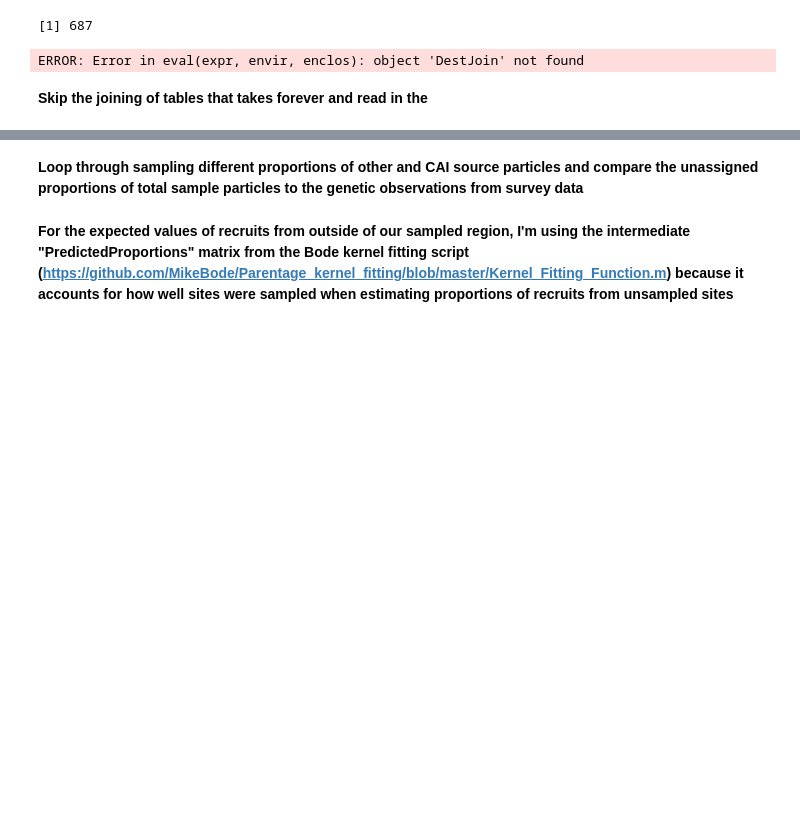
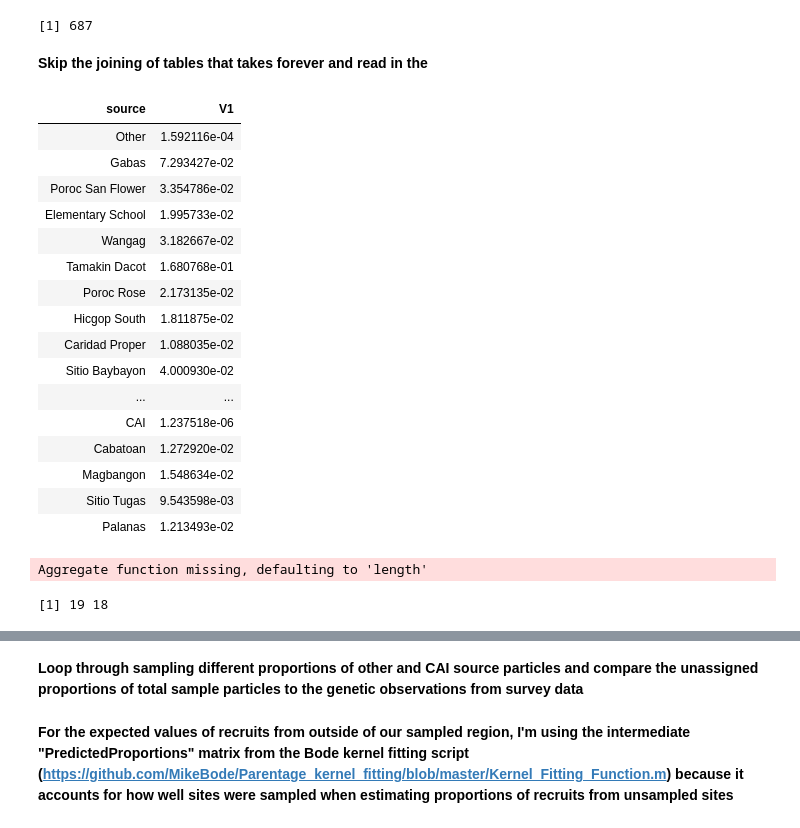
Before and after one commit to pinskylab/CamotesROMS, a Jupyter notebook: notebooks/optimize_ROMS_sampling.ipynb, the cells around one changed output, grey strips where cells are left out. Cells and saved outputs as stored; diff of their text form; code cells hidden in the pictures; blank space fills up the shorter version.

Commit message:
save progress working on likelihood function code

```diff
--- a/notebooks/optimize_ROMS_sampling.ipynb
+++ b/notebooks/optimize_ROMS_sampling.ipynb
@@ -103,36 +107,23 @@ total_release_days #should be 687
 # %% [output]
 [1] 687
 # %%
-##prep biophysical connectivity matrix
-##outside of the loop, trim this to only be the destinations we sampled
-#SourceJoin <- SurveyData[SimConn, on = .(site = source, year=year_sampled)]
-#setnames(SourceJoin, skip_absent=TRUE, c("site", "n_offs_gen", "prop_anem_samp", "total_anems", "num_females"), c("source", "source_num_rec_sampled_annual",  "source_prop_anem_samp", "source_total_anems", "source_num_females"))
-#DestJoin <- SurveyData[SourceJoin, on = .(site = dest, year)]
-#setnames(DestJoin, skip_absent=TRUE, c("site", "n_offs_gen", "prop_anem_samp", "total_anems", "num_females"), c("dest", "dest_num_rec_sampled_annual",  "dest_prop_samp", "dest_total_anems", "dest_num_females"))
+#prep biophysical connectivity matrix
+#outside of the loop, trim this to only be the destinations we sampled
+SourceJoin <- SurveyData[SimConn, on = .(site = source, year=year_sampled)]
+setnames(SourceJoin, skip_absent=TRUE, c("site", "n_offs_gen", "prop_anem_samp", "total_anems", "num_females"), c("source", "source_num_rec_sampled_annual",  "source_prop_anem_samp", "source_total_anems", "source_num_females"))
+DestJoin <- SurveyData[SourceJoin, on = .(site = dest, year)]
+setnames(DestJoin, skip_absent=TRUE, c("site", "n_offs_gen", "prop_anem_samp", "total_anems", "num_females"), c("dest", "dest_num_rec_sampled_annual",  "dest_prop_samp", "dest_total_anems", "dest_num_females"))
 
-#SimConn <- DestJoin[source %!in% unrealistic_sources & dest %!in% unrealistic_sources & year %in% c(2012, 2013, 2014)][#sand flats and Pangasugan are not realistic source or destination sites because there's almost no habitat. Safe to drop, but keep the rest of the possibilities so we can subsample iteratively all possibilities.
-#    , daily_particles_released := as.numeric(daily_particles_released)] #change from integer to numeric
-#SimConn <- ReleaseDays[SimConn, on=.(year_sampled=year, sim_monsoon)]#join in the info for number of release days in the time frame
-#SimConn <- kernels[Year %in% c("2012", "2013", "2014")][, year:=as.integer(Year)][,c("year", "NumParentageMatches")][SimConn, on=.(year=year_sampled)]#add in a column for the observed number of parentage matches
-##rename the monsoon column in the full table for consistency
-#setnames(SimConn, c("sim_monsoon", "NumParentageMatches"), c("monsoon", "num_route_parentage_matches")) #get rid of upper case and inconsistent naming
-#
-##each year will require a different set of survey data, so make a list of each and index by site for fast look up
-#SampledTable <- SurveyData[prop_anem_samp >0, c("year", "site")]#previously named PropSampTable
-#
-##make sure all sampled sites are represented when joining the survey data to the sampled simulation- this chunk has the tables to add to a subsampled particle table. no need for the full
-#SampTable <- rbind(SurveyData[prop_anem_samp >0 & year %in% c(2012, 2013, 2014), c("year", "site")][, .(source=site, dest=site, year=year)][, #will join to the simulated sampling table by source and dest, so make those each a column from site and preserve the year variable as a key
-#     c("year", "source", "dest")][, monsoon := "NEM"], SurveyData[prop_anem_samp >0 & year %in% c(2012, 2013, 2014), c("year", "site")][, .(source=site, dest=site, year=year)][, #will join to the simulated sampling table by source and dest, so make those each a column from site and preserve the year variable as a key
-#     c("year", "source", "dest")][, monsoon := "SWM"])
-#UnqSurvey <- unique(SampTable, by=c("source", "dest", "year", "monsoon"))#add in the diff Monsoon seasons so there are complete parentage matrices later
-#AddDest <- rbind(SurveyData[year %in% c(2012, 2013, 2014) & prop_anem_samp >0][, c("year", "site")][, monsoon := "NEM"],
-#                  SurveyData[year %in% c(2012, 2013, 2014) & prop_anem_samp >0][ , c("year", "site")][, monsoon := "SWM"])  #what destinations were sampled, for use with unassigned table
-#setcolorder(SimConn, c("particle_id", "source", "dest", "year", "monsoon", "date"))
-#
-##at this point, we can make the raw number assignment matrix, but we want to make a normalized version that is num assigned from a source to a destination/ num released from that source
-##fwrite(SimConn, file="~/oceanography/script_output/ROMSDataTables/SimConnectivityTableCompleteMetaLongForm.csv")
+SimConn <- DestJoin[source %!in% unrealistic_sources & dest %!in% unrealistic_sources & year %in% c(2012, 2013, 2014)][#sand flats and Pangasugan are not realistic source or destination sites because there's almost no habitat. Safe to drop, but keep the rest of the possibilities so we can subsample iteratively all possibilities.
+    , daily_particles_released := as.numeric(daily_particles_released)] #change from integer to numeric
+SimConn <- ReleaseDays[SimConn, on=.(year_sampled=year, sim_monsoon)]#join in the info for number of release days in the time frame
+SimConn <- kernels[Year %in% c("2012", "2013", "2014")][, year:=as.integer(Year)][,c("year", "NumParentageMatches")][SimConn, on=.(year=year_sampled)]#add in a column for the observed number of parentage matches
+#rename the monsoon column in the full table for consistency
+setnames(SimConn, c("sim_monsoon", "NumParentageMatches"), c("monsoon", "num_route_parentage_matches")) #get rid of upper case and inconsistent naming
+setcolorder(SimConn, c("particle_id", "source", "dest", "year", "monsoon", "date"))
+
+#at this point, we can make the raw number assignment matrix, but we want to make a normalized version that is num assigned from a source to a destination/ num released from that source
+#fwrite(SimConn, file="~/oceanography/script_output/ROMSDataTables/SimConnectivityTableCompleteMetaLongForm.csv")
-# %% [output]
-ERROR: Error in eval(expr, envir, enclos): object 'DestJoin' not found
 # %% [markdown]
 __Skip the joining of tables that takes forever and read in the__
 # %%
@@ -154,26 +145,47 @@ AddDest <- rbind(SurveyData[year %in% c(2012, 2013, 2014) & prop_anem_samp >0][,
 #last, start testing likelihood function build
 # %%
 #at this point, we can make the raw number assignment matrix, but we want to make a normalized version that is num assigned from a source to a destination/ num released from that source
+total_release_days <- 687
 
-AllYearsRec <- SimConn[, .(total_particles_rec = .N), by= c("source", "dest")] #all particles recruiting along each route FILTER HERE FOR TIME PERIOD***
-AllYearsRelease <- unique(SimConn[,.(total_particles_released = as.numeric(daily_particles_released)*as.numeric(total_release_days)), by= c("source")], by="source") #calculate the number of particles released over the time frame by multiplyig the release days by the number of particles released daily. fread() converts big numbers to integers so specify as numeric to avoid integer overflow NAs
+AllYearsRec <- SimConn[ , .(total_particles_rec = .N), by= c("source","dest")] #all particles recruiting along each route FILTER HERE FOR TIME PERIOD***
+AllYearsRelease <- unique(SimConn[, .(total_particles_released = as.numeric(daily_particles_released)*as.numeric(total_release_days)), by= c("source")], by="source") #calculate the number of particles released over the time frame by multiplyig the release days by the number of particles released daily. fread() converts big numbers to integers so specify as numeric to avoid integer overflow NAs
 #join recruited and released tables together and make a column for the normalized values
 AllYearsNormConn <-  AllYearsRelease[AllYearsRec, on="source"][
     , source_norm_rec := total_particles_rec/total_particles_released]
 
 #check that they sum to =< 1
 AllYearsNormConn[,sum(source_norm_rec), by="source"]#nothing should be greater than 1. It isn't- great
 
 #make sure all possible routes are represented!!*
 #cast into wide format
-FullBiophysMatNorm <- as.matrix(rbind(dcast(AllYearsNormConn[source != "Other", .(source, dest, source_norm_rec)][ #for assigned particles (not from "Other") keep the source/dest columns that will be expanded into wide form to become the connectivity matrix. Filtering for time period etc can be done in i here.
+FullBiophysMatNorm <- as.matrix(rbind(dcast(AllYearsNormConn[source != "Other" & source != "CAI", .(source, dest, source_norm_rec)][ #for assigned particles (not from "Other") keep the source/dest columns that will be expanded into wide form to become the connectivity matrix. Filtering for time period etc can be done in i here.
     order(source, dest)] #keep sites in alphabetical order so the matrix is correctly formatted!
         , source ~ dest, value.var="source_norm_rec")[
     ,-"source"], #remove the source column after casting
-      dcast(AllYearsNormConn[source == "Other" , .(source, dest, source_norm_rec)][ #this is to cast the "unassigned row for the model parentage, which is anyting from "Other"
+      dcast(AllYearsNormConn[source == "Other" | source == "CAI", .(source, dest, source_norm_rec)][ #this is to cast the "unassigned row for the model parentage, which is anyting from "Other"
           order(source, dest)][, source := "unknown"], source ~ dest, value.var="source_norm_rec")[,-"source"]))#bind these two cast wide form data tables (assigned and unassigned particles) and then turn into a matrix to be used in the likelihood functions
 dim(FullBiophysMatNorm )
 FullBiophysMatNorm[is.na(FullBiophysMatNorm)] <- 0 #change NAs to zeros
+# %% [output]
+| source | V1 |
+| Other | 1.592116e-04 |
+| Gabas | 7.293427e-02 |
+| Poroc San Flower | 3.354786e-02 |
+| Elementary School | 1.995733e-02 |
+| Wangag | 3.182667e-02 |
+| Tamakin Dacot | 1.680768e-01 |
+| Poroc Rose | 2.173135e-02 |
+| Hicgop South | 1.811875e-02 |
+| Caridad Proper | 1.088035e-02 |
+| Sitio Baybayon | 4.000930e-02 |
+| ... | ... |
+| CAI | 1.237518e-06 |
+| Cabatoan | 1.272920e-02 |
+| Magbangon | 1.548634e-02 |
+| Sitio Tugas | 9.543598e-03 |
+| Palanas | 1.213493e-02 |
+Aggregate function missing, defaulting to 'length'
+[1] 19 18
 # %%
 FullBiophysMatNorm
 # %% [output]
```
Also changed, not shown: parts of 37 cells of this notebook.
